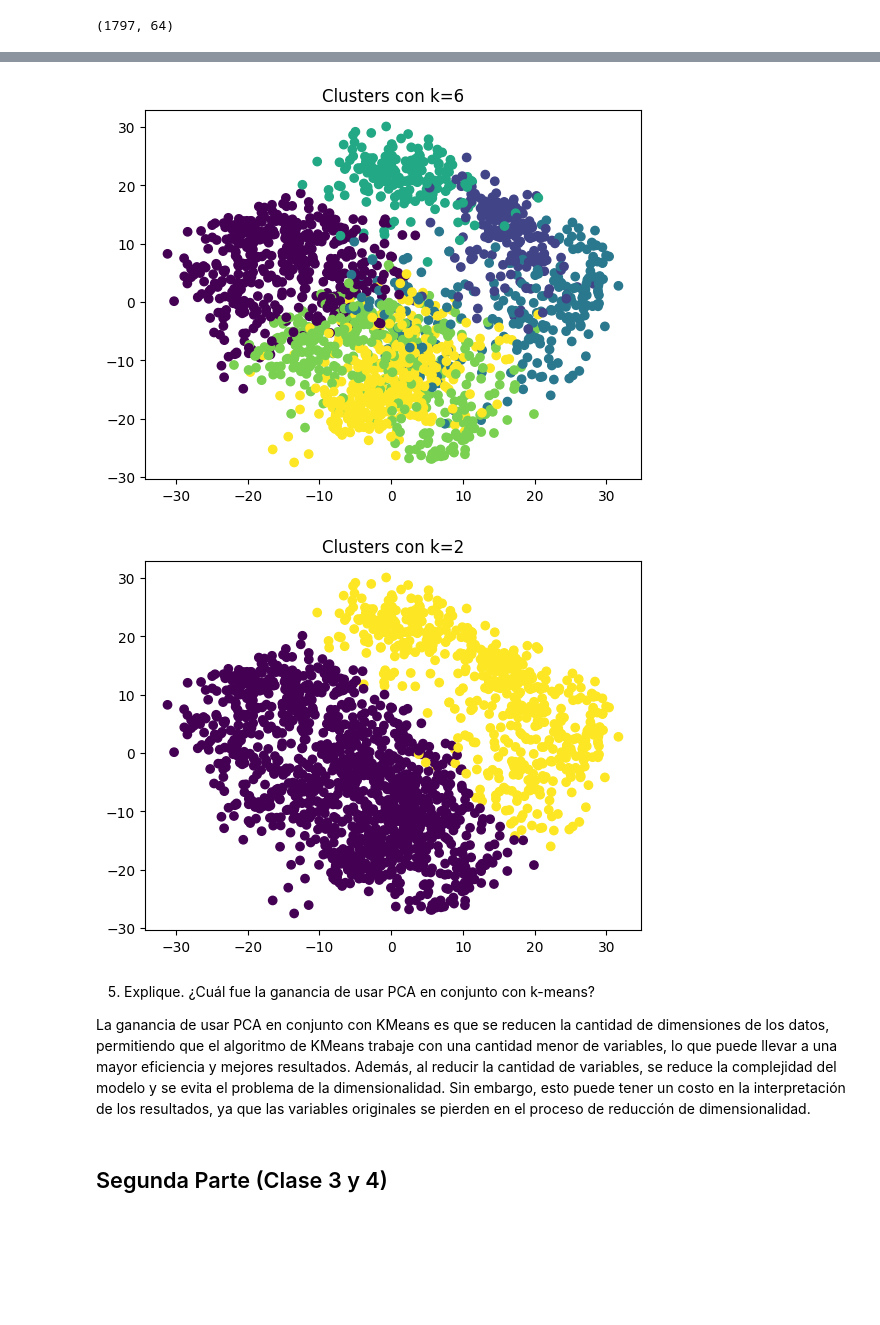
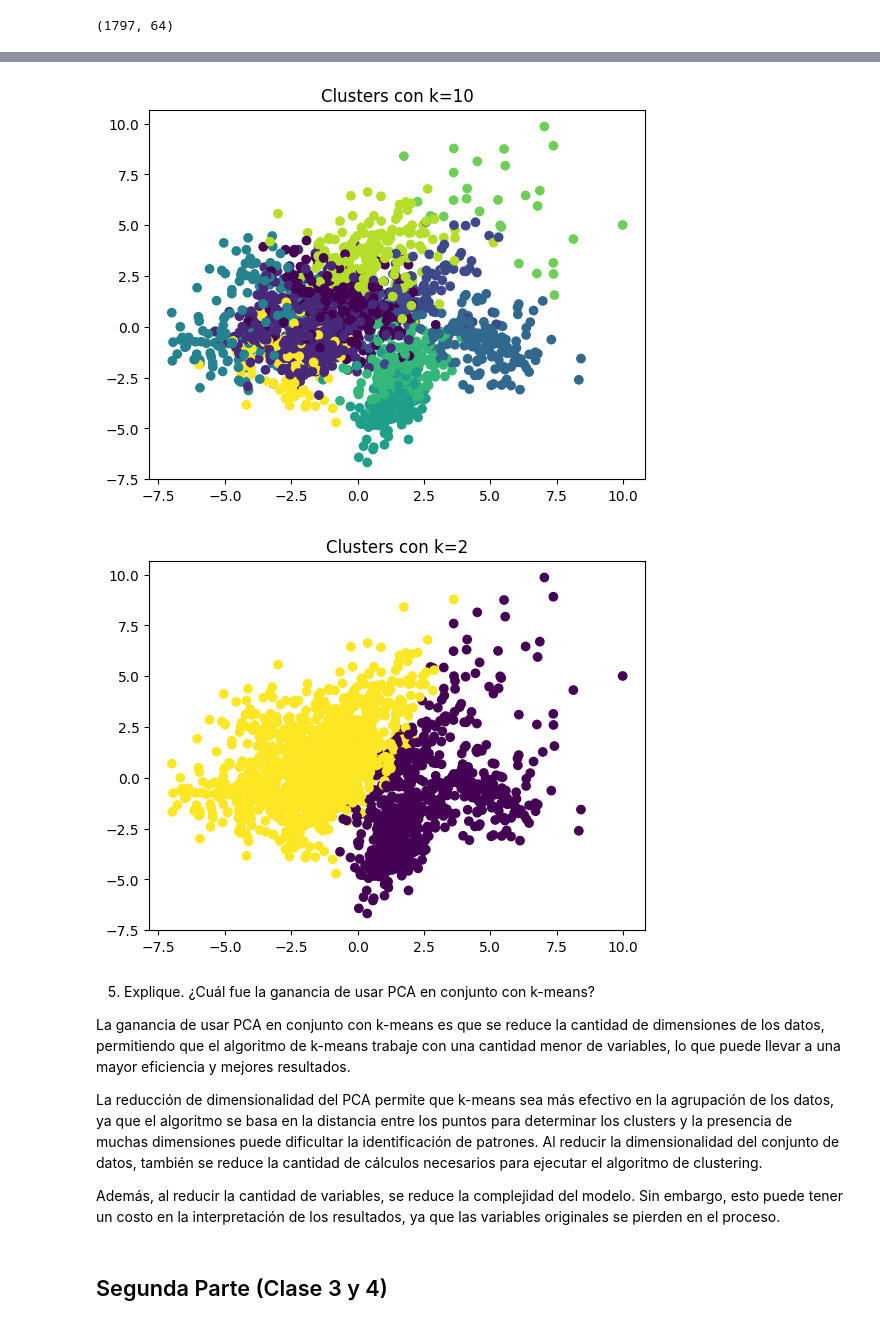
Before and after one commit to raczki/intro_ia, a Jupyter notebook: tp_integrador.ipynb, the cells around one changed output, grey strips where cells are left out. Drawn from its saved outputs; the diff is of its cells as text; code cells hidden in the pictures; blank space fills up the shorter version.

```diff
--- a/tp_integrador.ipynb
+++ b/tp_integrador.ipynb
@@ -145,15 +158,12 @@ plt.show()
 # %%
 # 3. Utilizando KMeans Agrupar el dataset transformado (ejercicio de PCA) y agrupar en clusters de k=6 y k=2.
 # 4. Graficar los resultados con los distintos k's usando las primeras dos componentes principales como ejes x,y.
-
-pca = PCA(n_components=21)
-digits_transformed = pca.fit_transform(digits.data)
 
 k_values = [6, 2]
 
 for k in k_values:
     kmeans = KMeans(n_clusters=k, random_state=42)
-    labels = kmeans.fit_predict(digits_transformed)
-    plt.scatter(digits_transformed[:, 0], digits_transformed[:, 1], c=labels)
+    labels = kmeans.fit_predict(X_pca)
+    plt.scatter(X_pca[:, 0], X_pca[:, 1], c=labels)
     plt.title(f"Clusters con k={k}")
     plt.show()
@@ -180,13 +181,13 @@ print(digits.data.shape)
 # %%
 # 1. Aplicar PCA (validar que se cumplan las condiciones), ¿Cuántas componentes necesitamos para explicar el 80% de la varianza?
 
-# Estandarización de características
+# Estandarización de features
 scaler = StandardScaler()
 digits_std = scaler.fit_transform(digits.data)
 
-# Aplicación de PCA
+# Aplicar PCA
 pca = PCA()
-pca.fit(digits_std)
+pca.fit_transform(digits_std)
 cumulative_sum = np.cumsum(pca.explained_variance_ratio_)
 n_components = np.argmax(cumulative_sum >= 0.8) + 1
 print("Número de componentes necesarias para explicar el 80% de la varianza:", n_components)
@@ -196,6 +197,11 @@ plt.plot(cumulative_sum)
 plt.xlabel("Número de componentes")
 plt.ylabel("Varianza explicada acumulada")
 plt.show()
+
+# Aplicación de PCA explicando 80% de la varianza
+pca = PCA(n_components=0.8, random_state=123)
+digits_transformed = pca.fit_transform(digits_std)
+print(digits_transformed.shape)
 # %% [output]
 Número de componentes necesarias para explicar el 80% de la varianza: 21
 [figure]
@@ -202,25 +209,26 @@ Número de componentes necesarias para explicar el 80% de la varianza: 21
 # %%
-# 3. Utilizando KMeans Agrupar el dataset transformado (ejercicio de PCA) y agrupar en clusters de k=6 y k=2.
+# 3. Utilizando KMeans Agrupar el dataset transformado (ejercicio de PCA) y agrupar en clusters de k=10 y k=2.
 # 4. Graficar los resultados con los distintos k's usando las primeras dos componentes principales como ejes x,y.
 
-pca = PCA(n_components=21)
-digits_transformed = pca.fit_transform(digits.data)
-
-k_values = [6, 2]
+k_values = [10, 2]
 
 for k in k_values:
     kmeans = KMeans(n_clusters=k, random_state=42)
     labels = kmeans.fit_predict(digits_transformed)
     plt.scatter(digits_transformed[:, 0], digits_transformed[:, 1], c=labels)
     plt.title(f"Clusters con k={k}")
     plt.show()
 # %% [output]
-[figure, old version]
+[figure, new version]
-[figure, old version]
+[figure, new version]
 # %% [markdown]
 5. Explique. ¿Cuál fue la ganancia de usar PCA en conjunto con k-means?
 
-La ganancia de usar PCA en conjunto con KMeans es que se reducen la cantidad de dimensiones de los datos, permitiendo que el algoritmo de KMeans trabaje con una cantidad menor de variables, lo que puede llevar a una mayor eficiencia y mejores resultados. Además, al reducir la cantidad de variables, se reduce la complejidad del modelo y se evita el problema de la dimensionalidad. Sin embargo, esto puede tener un costo en la interpretación de los resultados, ya que las variables originales se pierden en el proceso de reducción de dimensionalidad.
+La ganancia de usar PCA en conjunto con k-means es que se reduce la cantidad de dimensiones de los datos, permitiendo que el algoritmo de k-means trabaje con una cantidad menor de variables, lo que puede llevar a una mayor eficiencia y mejores resultados.
+
+La reducción de dimensionalidad del PCA permite que k-means sea más efectivo en la agrupación de los datos, ya que el algoritmo se basa en la distancia entre los puntos para determinar los clusters y la presencia de muchas dimensiones puede dificultar la identificación de patrones. Al reducir la dimensionalidad del conjunto de datos, también se reduce la cantidad de cálculos necesarios para ejecutar el algoritmo de clustering.
+
+Además, al reducir la cantidad de variables, se reduce la complejidad del modelo. Sin embargo, esto puede tener un costo en la interpretación de los resultados, ya que las variables originales se pierden en el proceso.
 # %% [markdown]
 ## Segunda Parte (Clase 3 y 4)
 # %%
```
Also changed, not shown: parts of 6 cells of this notebook.
